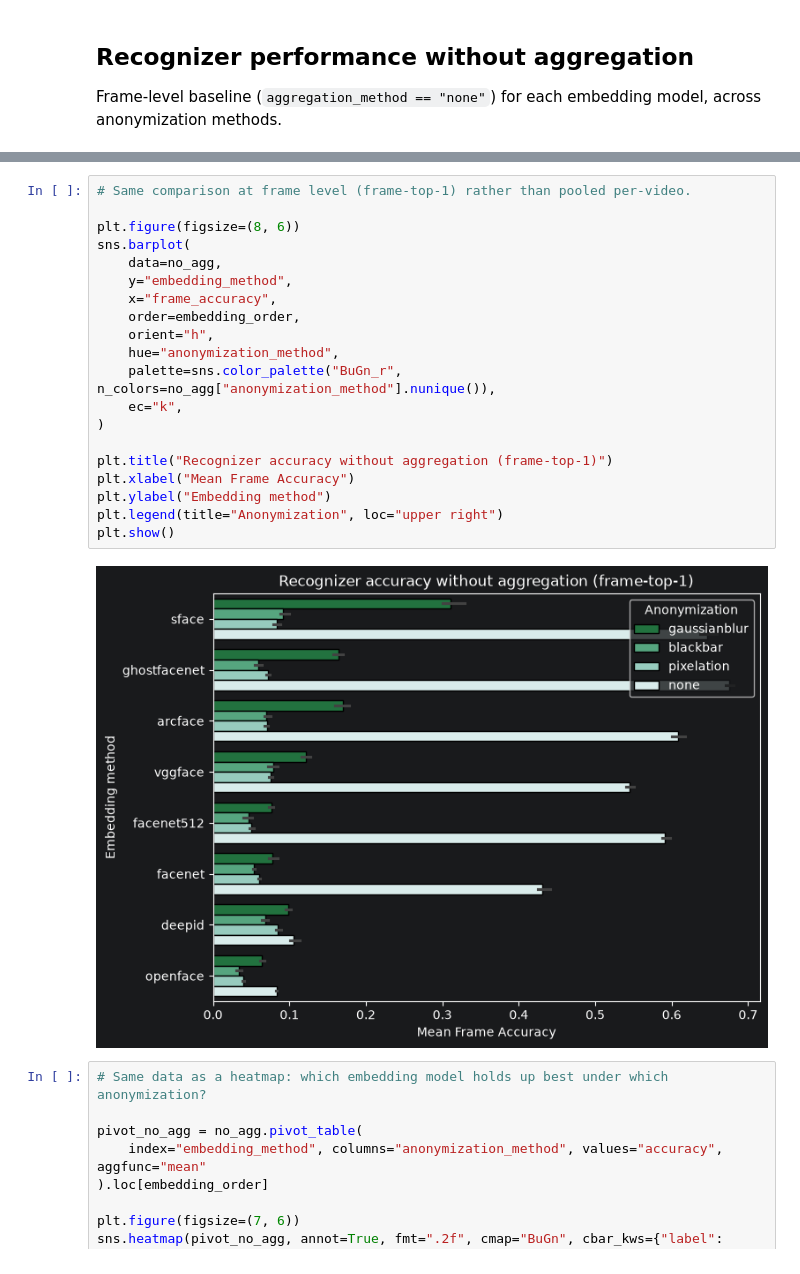
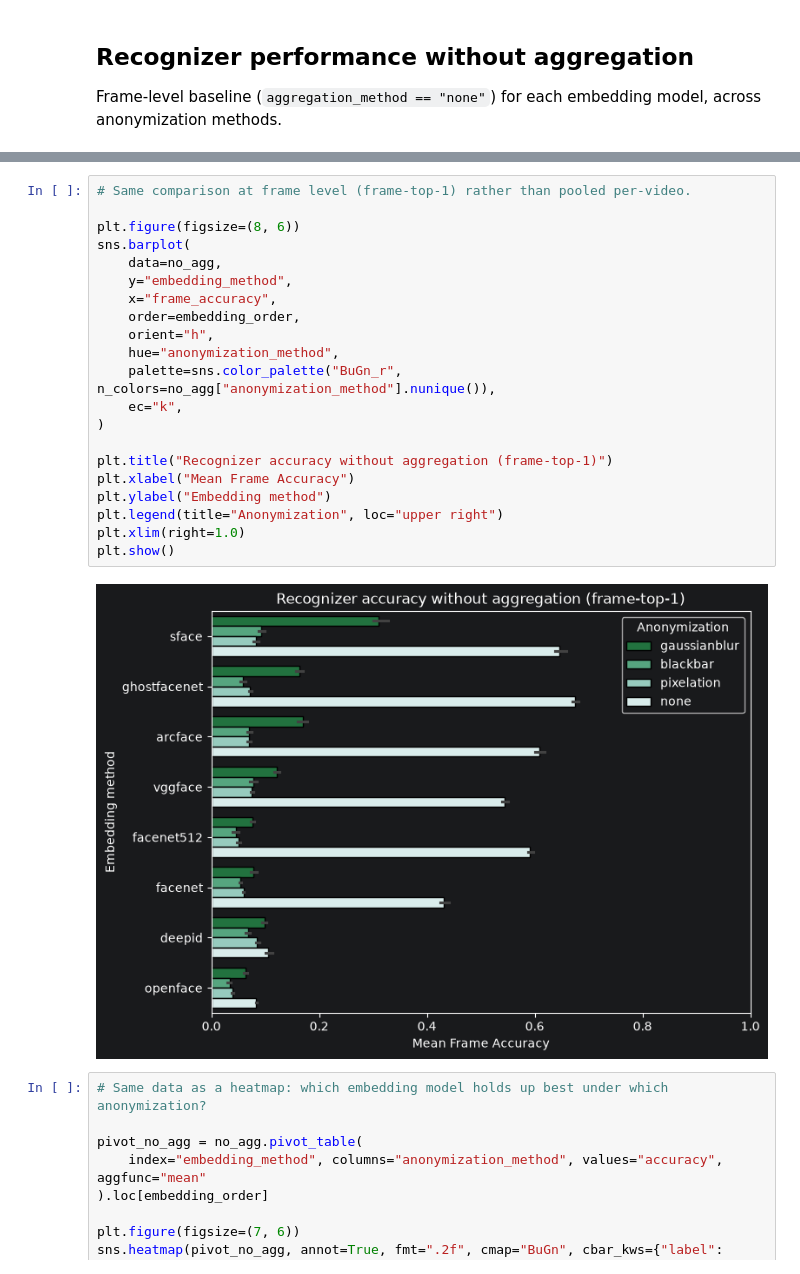
Before and after one commit to wagpa/meles, a Jupyter notebook: src/notebooks/03_visualization.ipynb, the cells around one changed output, grey strips where cells are left out. Cells and saved outputs as stored; diff of their text form.

```diff
--- a/src/notebooks/03_visualization.ipynb
+++ b/src/notebooks/03_visualization.ipynb
@@ -149,25 +150,26 @@ plt.show()
 # %%
 # Same comparison at frame level (frame-top-1) rather than pooled per-video.
 
 plt.figure(figsize=(8, 6))
 sns.barplot(
     data=no_agg,
     y="embedding_method",
     x="frame_accuracy",
     order=embedding_order,
     orient="h",
     hue="anonymization_method",
     palette=sns.color_palette("BuGn_r", n_colors=no_agg["anonymization_method"].nunique()),
     ec="k",
 )
 
 plt.title("Recognizer accuracy without aggregation (frame-top-1)")
 plt.xlabel("Mean Frame Accuracy")
 plt.ylabel("Embedding method")
 plt.legend(title="Anonymization", loc="upper right")
+plt.xlim(right=1.0)
 plt.show()
 # %% [output]
-[figure, old version]
+[figure, new version]
 # %%
 # Same data as a heatmap: which embedding model holds up best under which anonymization?
 
```
Also changed, not shown: parts of 4 cells of this notebook.
